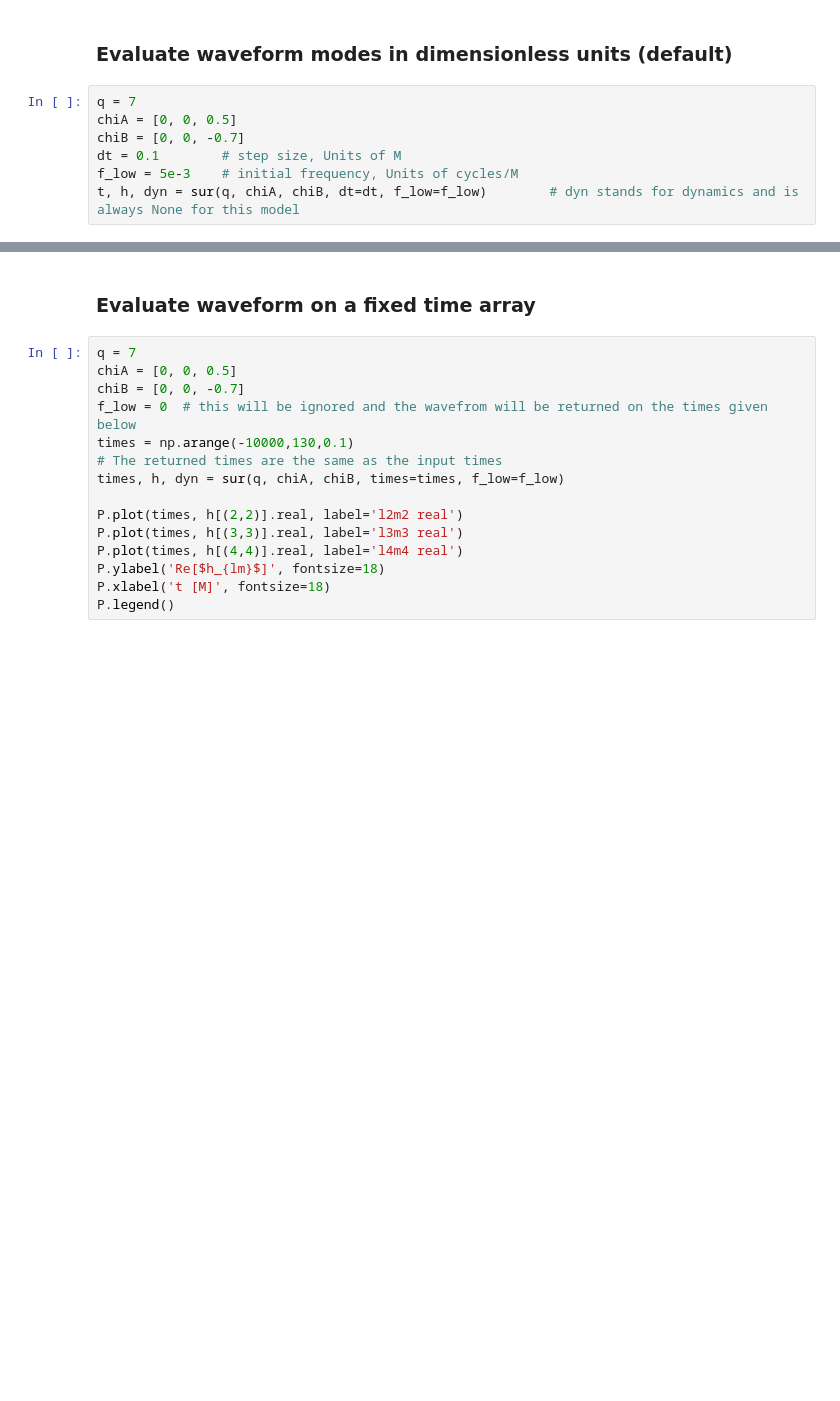
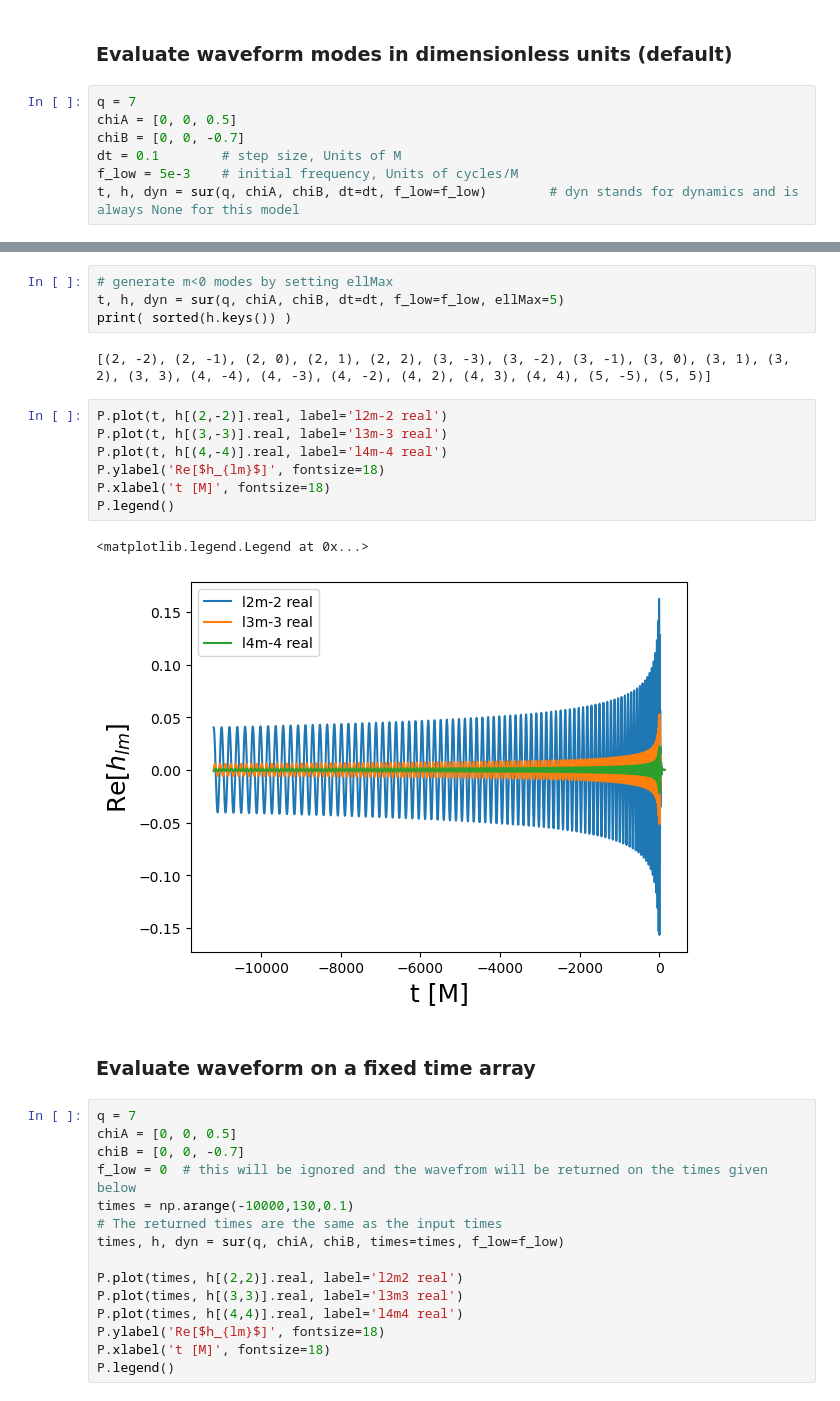
Before and after one commit to sxs-collaboration/gwsurrogate, a Jupyter notebook: tutorial/website/NRHybSur3dq8.ipynb, the cells around one changed output, grey strips where cells are left out. Cells and saved outputs as stored; diff of their text form; blank space fills up the shorter version.

Commit message:
Automatically generate m<0 modes for nonprecessing models

```diff
--- a/tutorial/website/NRHybSur3dq8.ipynb
+++ b/tutorial/website/NRHybSur3dq8.ipynb
@@ -76,3 +77,19 @@ P.legend()
+# %%
+# generate m<0 modes by setting ellMax
+t, h, dyn = sur(q, chiA, chiB, dt=dt, f_low=f_low, ellMax=5)
+print( sorted(h.keys()) )
+# %% [output]
+[(2, -2), (2, -1), (2, 0), (2, 1), (2, 2), (3, -3), (3, -2), (3, -1), (3, 0), (3, 1), (3, 2), (3, 3), (4, -4), (4, -3), (4, -2), (4, 2), (4, 3), (4, 4), (5, -5), (5, 5)]
+# %%
+P.plot(t, h[(2,-2)].real, label='l2m-2 real')
+P.plot(t, h[(3,-3)].real, label='l3m-3 real')
+P.plot(t, h[(4,-4)].real, label='l4m-4 real')
+P.ylabel('Re[$h_{lm}$]', fontsize=18)
+P.xlabel('t [M]', fontsize=18)
+P.legend()
+# %% [output]
+<matplotlib.legend.Legend at 0x...>
+[figure, added]
 # %% [markdown]
 ### Evaluate waveform on a fixed time array
 # %%
```
Also changed, not shown: parts of 4 cells of this notebook, 1 other file.
